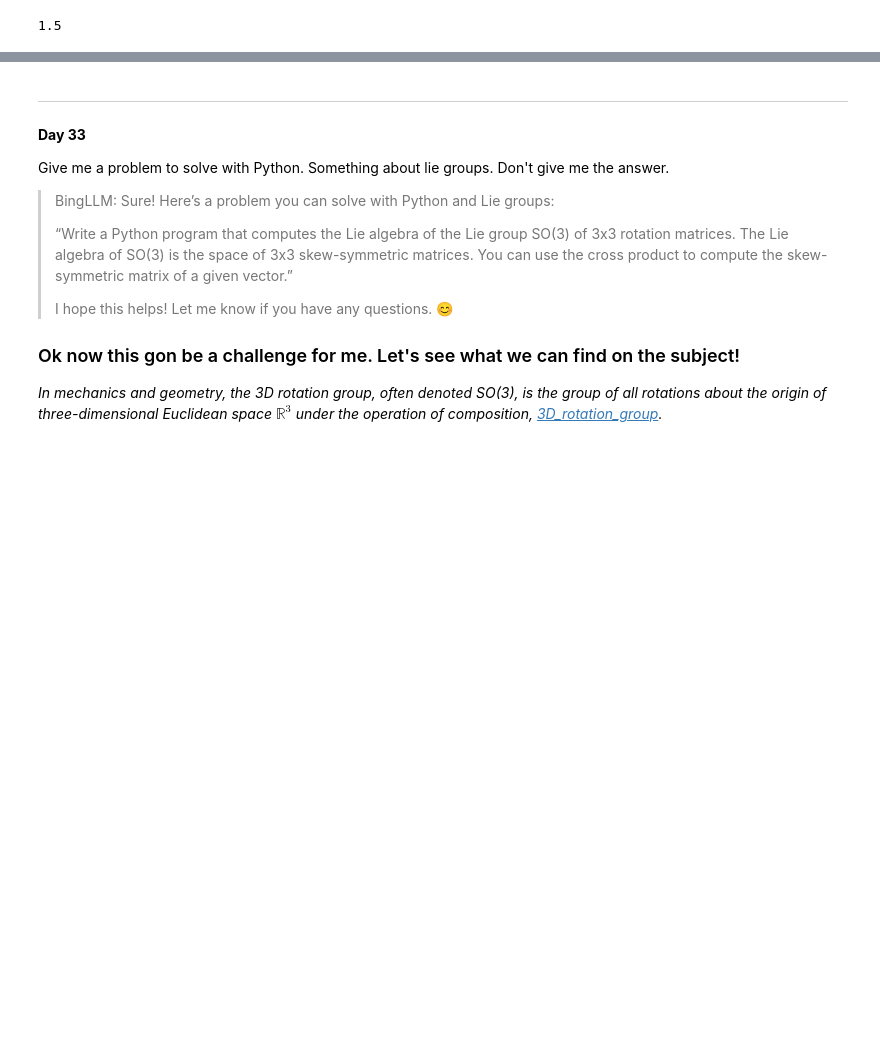
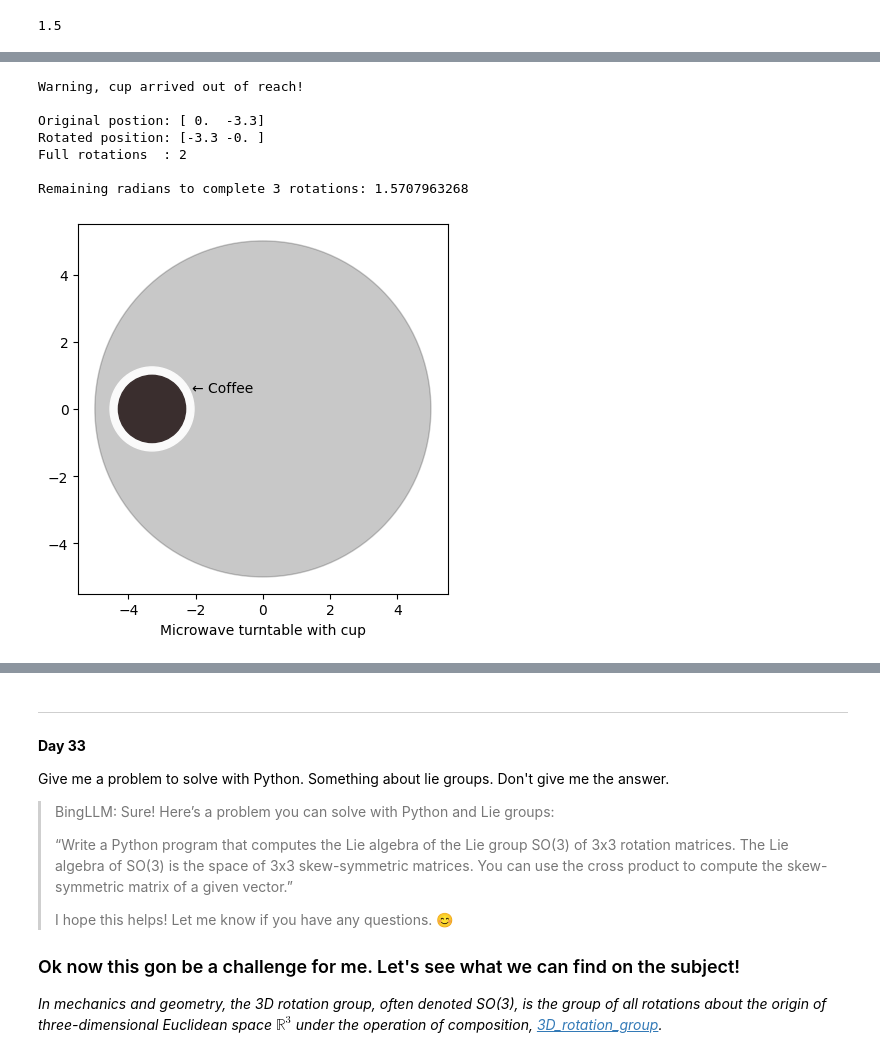
Before and after one commit to wlinds/mte, a Jupyter notebook: daily_doodle.ipynb, the cells around one changed output, grey strips where cells are left out. Drawn from its saved outputs; the diff is of its cells as text; code cells hidden in the pictures; blank space fills up the shorter version.

Commit message:
Continue day 34 - coordinate rotation

```diff
--- a/daily_doodle.ipynb
+++ b/daily_doodle.ipynb
@@ -126,0 +142,38 @@ Rotations: 1.5
+# %%
+import numpy as np
+
+theta = 4.5*np.pi # 2π ≈ 6.28
+
+# Clockwise rotation matrix
+R = np.array([[np.cos(theta), np.sin(theta)],
+              [-np.sin(theta), np.cos(theta)]])
+
+# Coffee cup placement
+cup = np.array([0, -3.3]) # x, y
+
+# Apply the rotation matrix to the cup coordinate
+cup_rotated = R.dot(cup) # x', 'y
+
+# Number of full rotations
+rotations = theta // (2*np.pi)
+
+# This must ke kept < 10 degrees
+remaining_rotation = np.round(theta % (2*np.pi), 10)
+if remaining_rotation > 0.1745: # (0.1745 radians = (10*π/180))
+    print('Warning, cup arrived out of reach! \n')
+
+print(f'Original postion: {cup}')
+print(f'Rotated position: {np.round(cup_rotated, 10)}') # Rounds by 10 decimal
+print(f'Full rotations  : {int(rotations)} \n')
+print(f'Remaining radians to complete {int(rotations+1)} rotations: {remaining_rotation}')
+
+plot_position(cup_rotated)
+# %% [output]
+Warning, cup arrived out of reach!
+
+Original postion: [ 0.  -3.3]
+Rotated position: [-3.3 -0. ]
+Full rotations  : 2
+
+Remaining radians to complete 3 rotations: 1.5707963268
+[figure, added]
```
Also changed, not shown: parts of 3 cells of this notebook.
